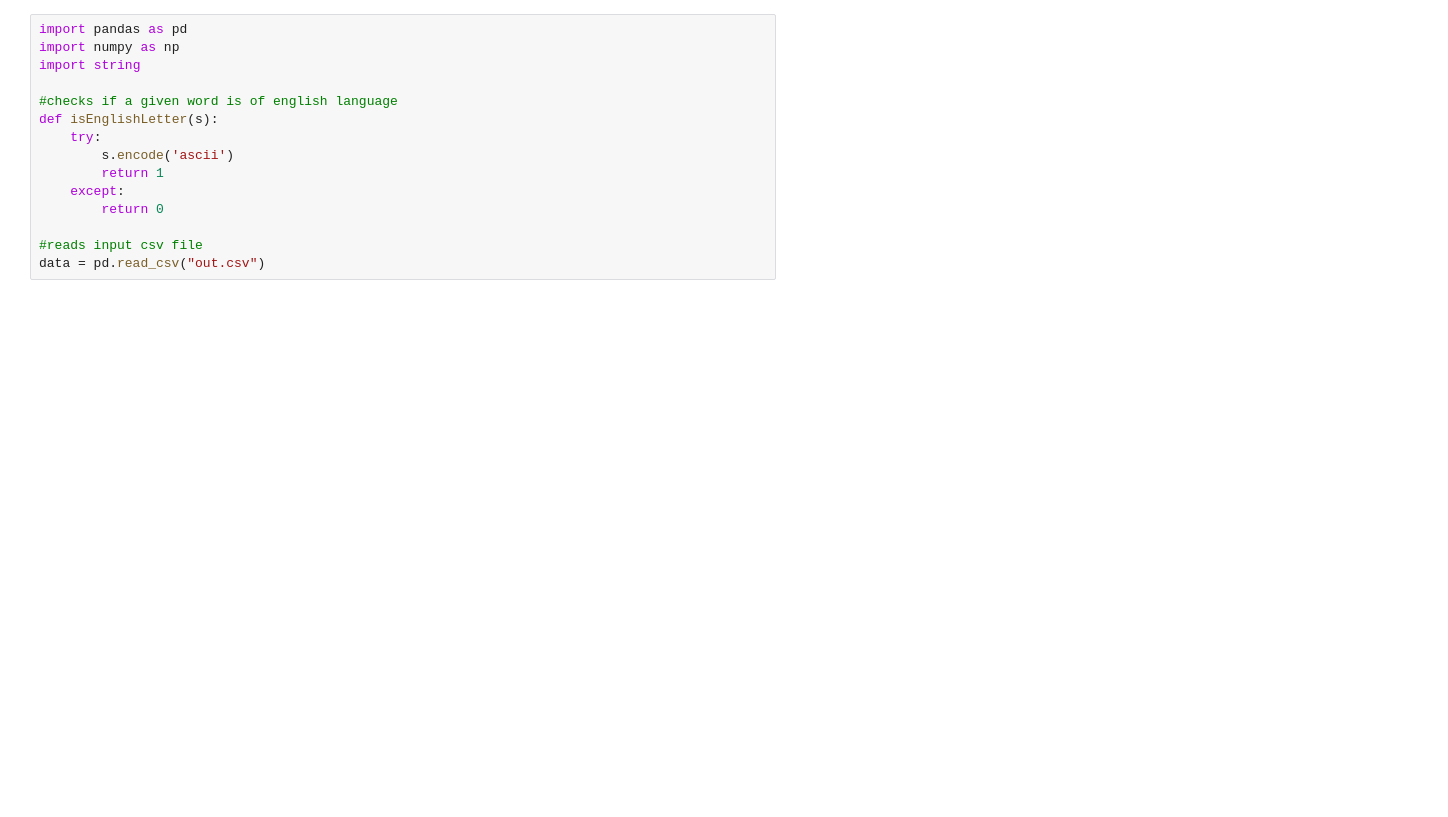
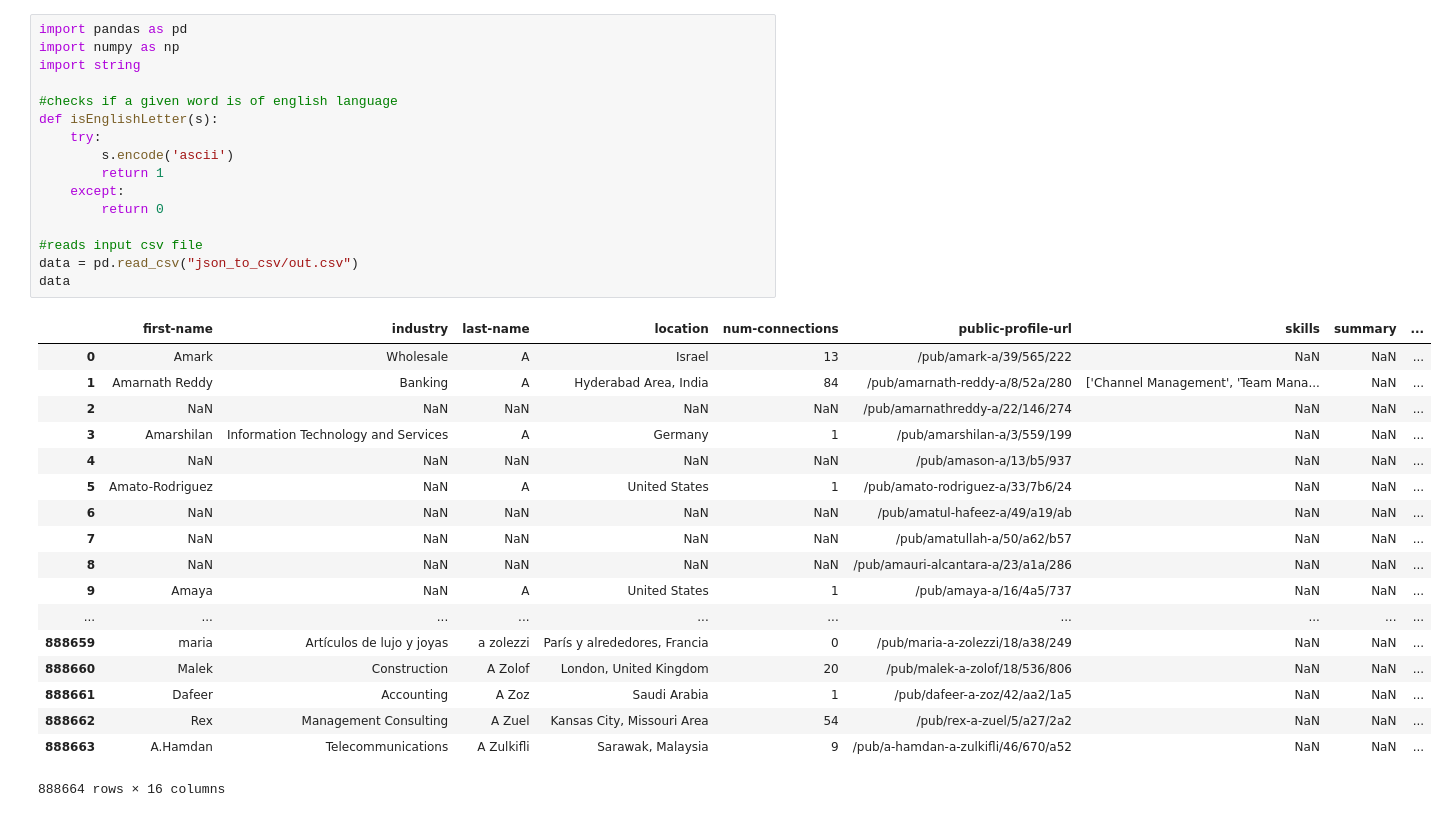
Before and after one commit to mychll31/career_path_jupyter_notebook, a Jupyter notebook: Career Path Prediction.ipynb, the cells around one changed output. Drawn from its saved outputs; the diff is of its cells as text; blank space fills up the shorter version.

```diff
--- a/Career Path Prediction.ipynb
+++ b/Career Path Prediction.ipynb
@@ -1,18 +1,38 @@
 # %%
 import pandas as pd
 import numpy as np
 import string
 
 #checks if a given word is of english language
 def isEnglishLetter(s):
     try:
         s.encode('ascii')
         return 1
     except:
         return 0
 
 #reads input csv file
-data = pd.read_csv("out.csv")
+data = pd.read_csv("json_to_csv/out.csv")
+data
+# %% [output]
+|  | first-name | industry | last-name | location | num-connections | public-profile-url | skills | summary | ... |
+| 0 | Amark | Wholesale | A | Israel | 13 | /pub/amark-a/39/565/222 | NaN | NaN | ... |
+| 1 | Amarnath Reddy | Banking | A | Hyderabad Area, India | 84 | /pub/amarnath-reddy-a/8/52a/280 | ['Channel Management', 'Team Mana... | NaN | ... |
+| 2 | NaN | NaN | NaN | NaN | NaN | /pub/amarnathreddy-a/22/146/274 | NaN | NaN | ... |
+| 3 | Amarshilan | Information Technology and Services | A | Germany | 1 | /pub/amarshilan-a/3/559/199 | NaN | NaN | ... |
+| 4 | NaN | NaN | NaN | NaN | NaN | /pub/amason-a/13/b5/937 | NaN | NaN | ... |
+| 5 | Amato-Rodriguez | NaN | A | United States | 1 | /pub/amato-rodriguez-a/33/7b6/24 | NaN | NaN | ... |
+| 6 | NaN | NaN | NaN | NaN | NaN | /pub/amatul-hafeez-a/49/a19/ab | NaN | NaN | ... |
+| 7 | NaN | NaN | NaN | NaN | NaN | /pub/amatullah-a/50/a62/b57 | NaN | NaN | ... |
+| 8 | NaN | NaN | NaN | NaN | NaN | /pub/amauri-alcantara-a/23/a1a/286 | NaN | NaN | ... |
+| 9 | Amaya | NaN | A | United States | 1 | /pub/amaya-a/16/4a5/737 | NaN | NaN | ... |
+| ... | ... | ... | ... | ... | ... | ... | ... | ... | ... |
+| 888659 | maria | Artículos de lujo y joyas | a zolezzi | París y alrededores, Francia | 0 | /pub/maria-a-zolezzi/18/a38/249 | NaN | NaN | ... |
+| 888660 | Malek | Construction | A Zolof | London, United Kingdom | 20 | /pub/malek-a-zolof/18/536/806 | NaN | NaN | ... |
+| 888661 | Dafeer | Accounting | A Zoz | Saudi Arabia | 1 | /pub/dafeer-a-zoz/42/aa2/1a5 | NaN | NaN | ... |
+| 888662 | Rex | Management Consulting | A Zuel | Kansas City, Missouri Area | 54 | /pub/rex-a-zuel/5/a27/2a2 | NaN | NaN | ... |
+| 888663 | A.Hamdan | Telecommunications | A Zulkifli | Sarawak, Malaysia | 9 | /pub/a-hamdan-a-zulkifli/46/670/a52 | NaN | NaN | ... |
+888664 rows × 16 columns
 # %%
 ##preprocessing
 
```
Also changed, not shown: parts of 5 cells of this notebook.
